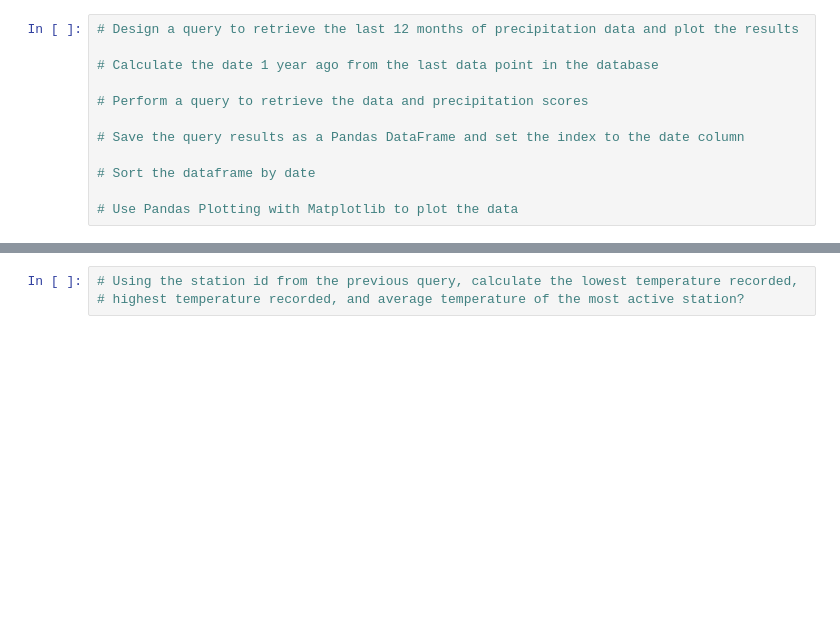
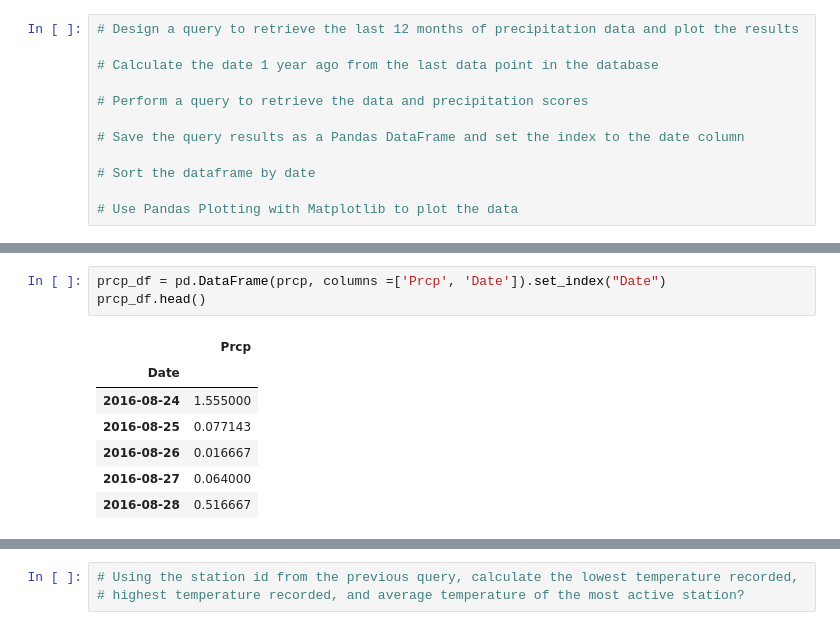
Before and after one commit to Jen-Dean/sqlalchemy-challenge, a Jupyter notebook: climate_starter.ipynb, the cells around one changed output, grey strips where cells are left out. Drawn from its saved outputs; the diff is of its cells as text; blank space fills up the shorter version.

```diff
--- a/climate_starter.ipynb
+++ b/climate_starter.ipynb
@@ -94,0 +161,11 @@ prcp
+# %%
+prcp_df = pd.DataFrame(prcp, columns =['Prcp', 'Date']).set_index("Date")
+prcp_df.head()
+# %% [output]
+|  | Prcp |
+| Date |  |
+| 2016-08-24 | 1.555000 |
+| 2016-08-25 | 0.077143 |
+| 2016-08-26 | 0.016667 |
+| 2016-08-27 | 0.064000 |
+| 2016-08-28 | 0.516667 |
```
Also changed, not shown: parts of 18 cells of this notebook, 1 other file.
